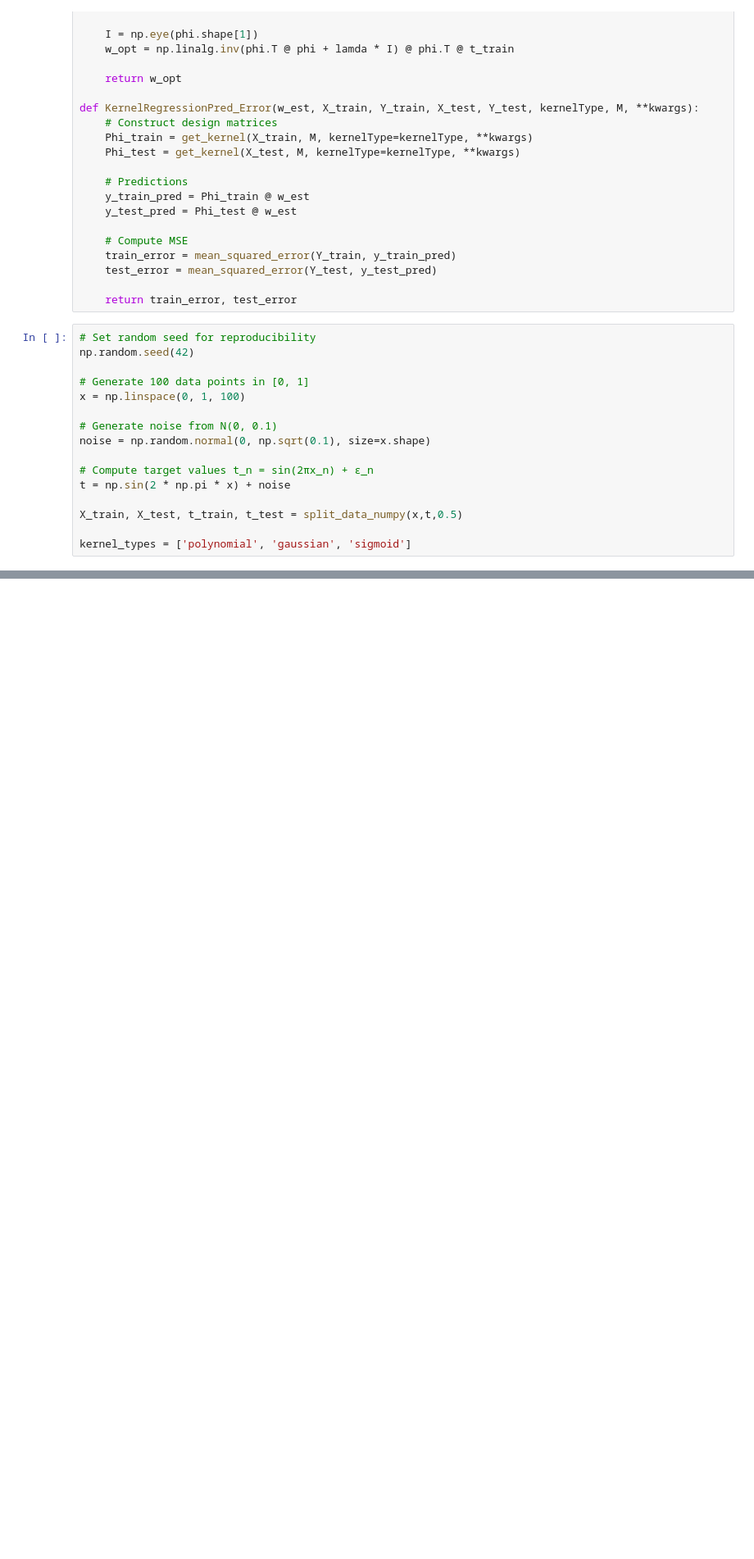
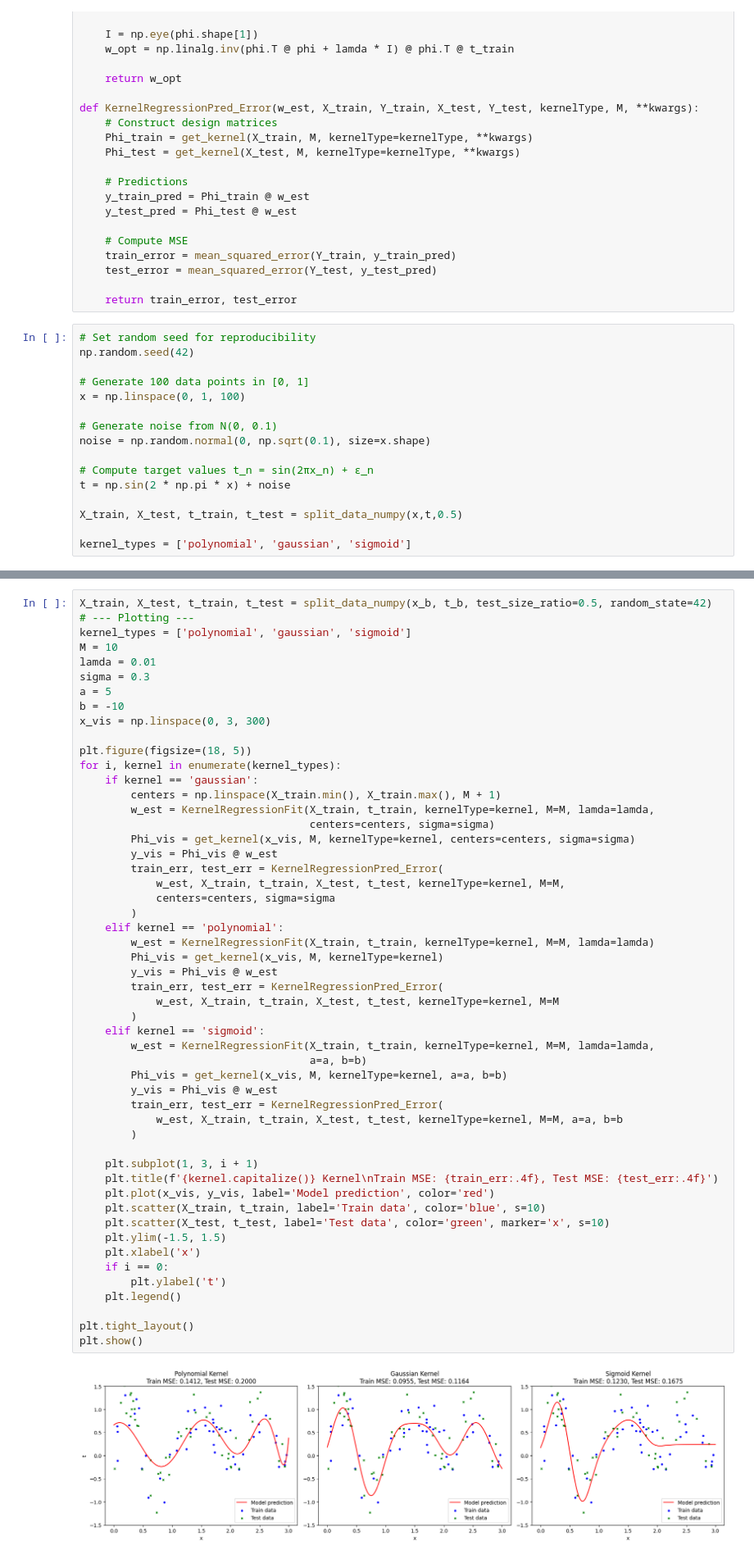
Before and after one commit to bhsh200/jpmc-case-study, a Jupyter notebook: Part3.ipynb, the cells around one changed output, grey strips where cells are left out. Shown: that part at 82% size. Cells and saved outputs as stored; diff of their text form; blank space fills up the shorter version.

```diff
--- a/Part3.ipynb
+++ b/Part3.ipynb
@@ -152,0 +185,54 @@ plt.show()
+# %%
+X_train, X_test, t_train, t_test = split_data_numpy(x_b, t_b, test_size_ratio=0.5, random_state=42)
+# --- Plotting ---
+kernel_types = ['polynomial', 'gaussian', 'sigmoid']
+M = 10
+lamda = 0.01
+sigma = 0.3
+a = 5
+b = -10
+x_vis = np.linspace(0, 3, 300)
+
+plt.figure(figsize=(18, 5))
+for i, kernel in enumerate(kernel_types):
+    if kernel == 'gaussian':
+        centers = np.linspace(X_train.min(), X_train.max(), M + 1)
+        w_est = KernelRegressionFit(X_train, t_train, kernelType=kernel, M=M, lamda=lamda,
+                                    centers=centers, sigma=sigma)
+        Phi_vis = get_kernel(x_vis, M, kernelType=kernel, centers=centers, sigma=sigma)
+        y_vis = Phi_vis @ w_est
+        train_err, test_err = KernelRegressionPred_Error(
+            w_est, X_train, t_train, X_test, t_test, kernelType=kernel, M=M,
+            centers=centers, sigma=sigma
+        )
+    elif kernel == 'polynomial':
+        w_est = KernelRegressionFit(X_train, t_train, kernelType=kernel, M=M, lamda=lamda)
+        Phi_vis = get_kernel(x_vis, M, kernelType=kernel)
+        y_vis = Phi_vis @ w_est
+        train_err, test_err = KernelRegressionPred_Error(
+            w_est, X_train, t_train, X_test, t_test, kernelType=kernel, M=M
+        )
+    elif kernel == 'sigmoid':
+        w_est = KernelRegressionFit(X_train, t_train, kernelType=kernel, M=M, lamda=lamda,
+                                    a=a, b=b)
+        Phi_vis = get_kernel(x_vis, M, kernelType=kernel, a=a, b=b)
+        y_vis = Phi_vis @ w_est
+        train_err, test_err = KernelRegressionPred_Error(
+            w_est, X_train, t_train, X_test, t_test, kernelType=kernel, M=M, a=a, b=b
+        )
+
+    plt.subplot(1, 3, i + 1)
+    plt.title(f'{kernel.capitalize()} Kernel\nTrain MSE: {train_err:.4f}, Test MSE: {test_err:.4f}')
+    plt.plot(x_vis, y_vis, label='Model prediction', color='red')
+    plt.scatter(X_train, t_train, label='Train data', color='blue', s=10)
+    plt.scatter(X_test, t_test, label='Test data', color='green', marker='x', s=10)
+    plt.ylim(-1.5, 1.5)
+    plt.xlabel('x')
+    if i == 0:
+        plt.ylabel('t')
+    plt.legend()
+
+plt.tight_layout()
+plt.show()
+# %% [output]
+[figure, added]
```
Also changed, not shown: parts of 2 cells of this notebook.
